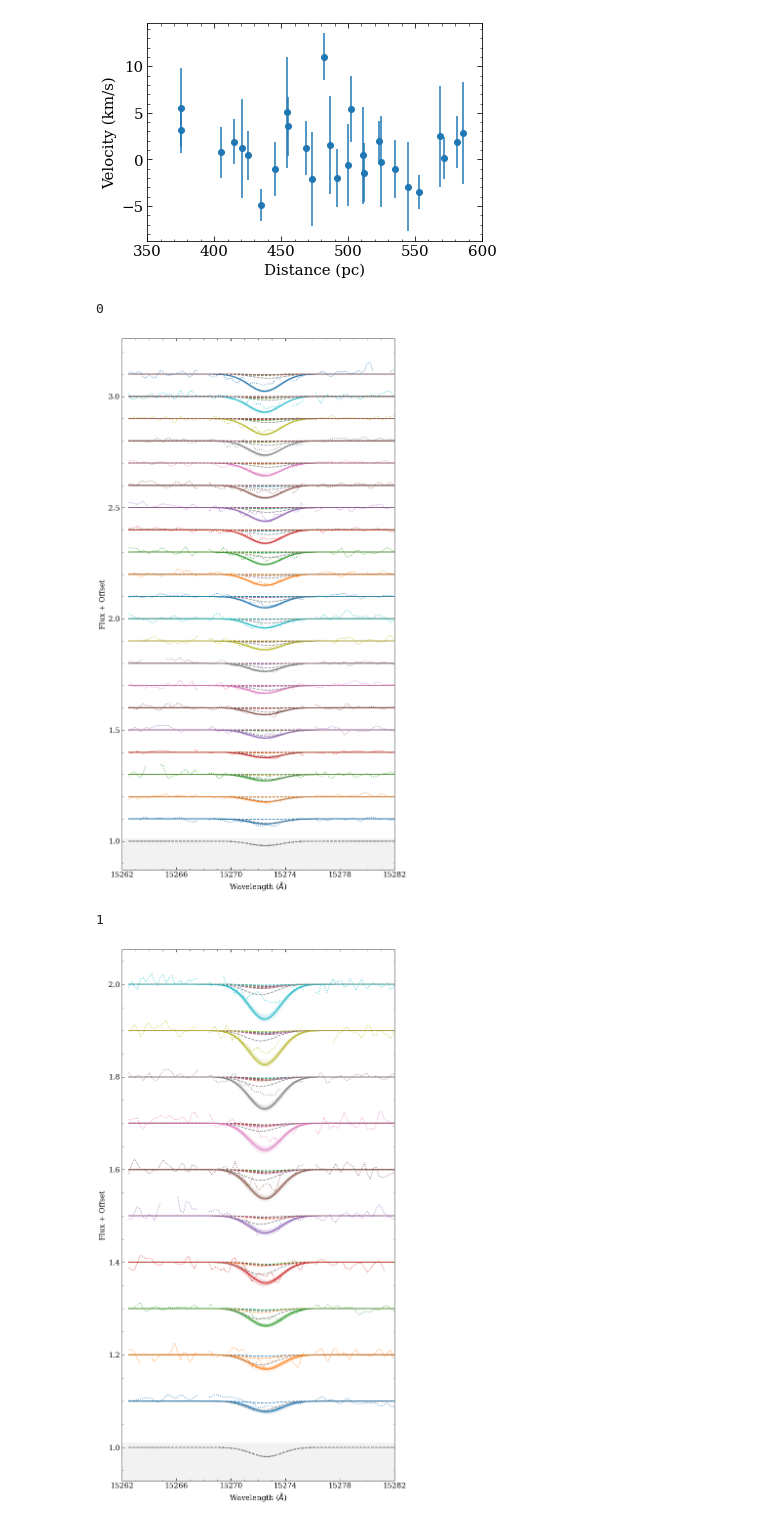
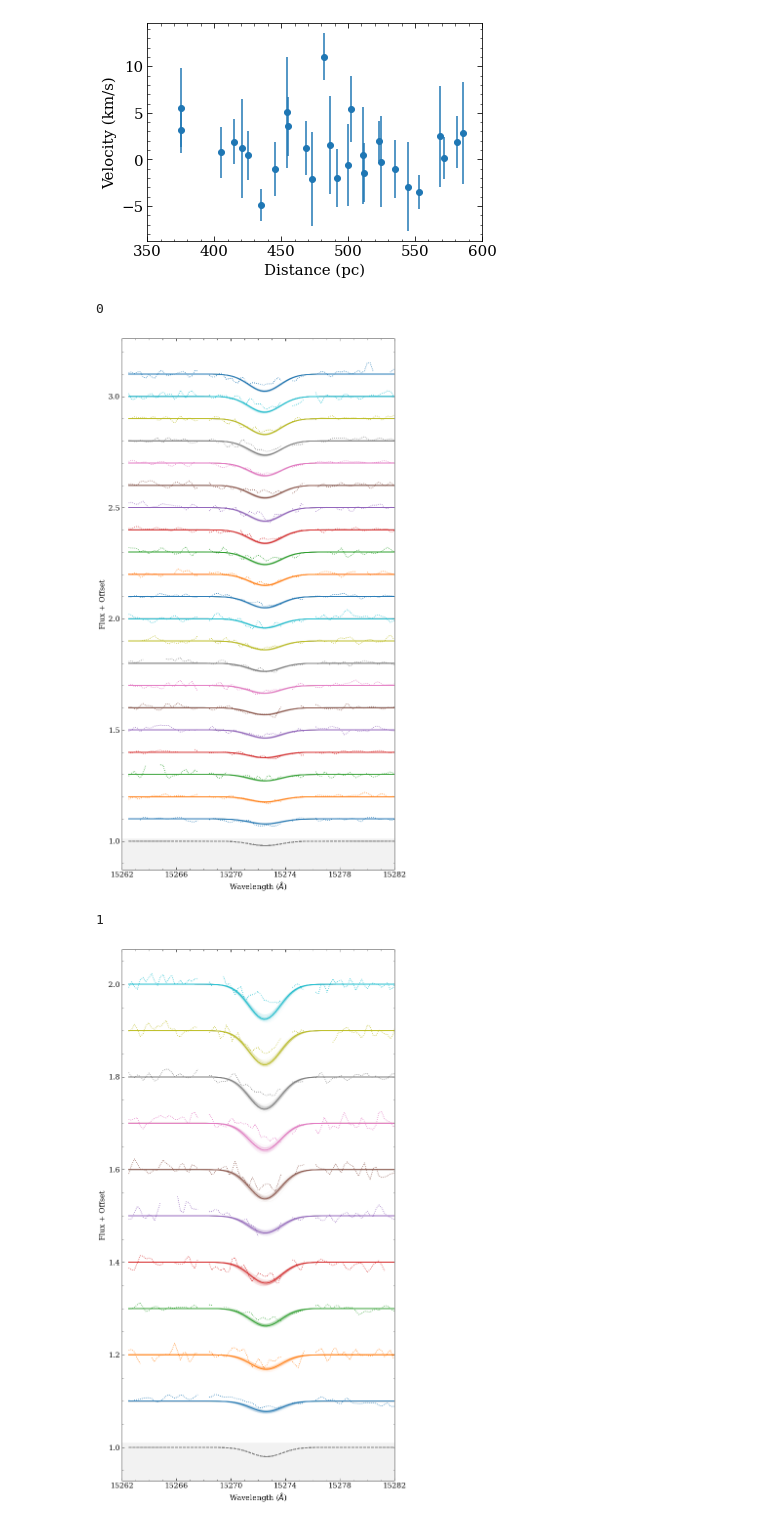
Before and after one commit to aidantmcb/microKT, a Jupyter notebook: 250109_SigClipKT_EmissionThreshold.ipynb, the cells around one changed output. Saved outputs shown, nothing was run; the diff lists cells and outputs as text; code cells hidden in the pictures.

```diff
--- a/250109_SigClipKT_EmissionThreshold.ipynb
+++ b/250109_SigClipKT_EmissionThreshold.ipynb
@@ -602,8 +604,8 @@ class ForegroundModifiedSightline(Sightline):
 sightlines = []
 for i in range(len(selected_inds)):
     stars_in = CA_meta[selected_inds[i]].copy()
-    stars_in['GLON'] = coordinates_save['GLON'][:len(selected_inds[i])]
-    stars_in['GLAT'] = coordinates_save['GLAT'][:len(selected_inds[i])]
+    # stars_in['GLON'] = coordinates_save['GLON'][:len(selected_inds[i])]
+    # stars_in['GLAT'] = coordinates_save['GLAT'][:len(selected_inds[i])]
     sightlines.append(ForegroundModifiedSightline(stars_in, dustdata = dust_data, alternative_data_processing = generateClippedResidual))
 # %%
 sl0 = sightlines[0]
@@ -1986,41 +1981,41 @@ def make_plots_sample(samples, sl, logprob = None, chain = None):
         ax.plot(wavs[window], sl.signals[ii, :]+ sep * i + offset, linestyle = 'dotted', color = 'C{}'.format(i))
         for k in range(50):
             # samp, _, _ = sample_signal()
             ax.plot(wavs[window], samp_signal[k, ii, :] + sep * i + offset, alpha = 0.05, color ='C{}'.format(i))
-        for j in range(len(sl.bins)-1):
-            if j==0:
-                col = 'grey'
-            else:
-                col = 'C{}'.format(j-1)
-            if j > i+1:
-                continue
-            ax.plot(wavs_window, unsummed_signals[ii, j, : ] + 1  + sep * i + offset, color=col, linestyle = 'dashed', alpha = 1)
+        # for j in range(len(sl.bins)-1):
+        #     if j==0:
+        #         col = 'grey'
+        #     else:
+        #         col = 'C{}'.format(j-1)
+        #     if j > i+1:
+        #         continue
+        #     ax.plot(wavs_window, unsummed_signals[ii, j, : ] + 1  + sep * i + offset, color=col, linestyle = 'dashed', alpha = 1)
 
 
 
         ax.set_xlabel('Wavelength ($\AA$)')
         ax.set_ylabel('Flux + Offset')
         ax.plot(wavs[window], fg_unsummed[0, :]  -sep + offset, linestyle = 'dashed', color ='grey',)
     ymin, ymax = ax.get_ylim()
     ax.set_ylim(ymin, ymax)
     ax.set_xlim(15272-10, 15272 + 10)
     ax.fill_between([15272-10, 15272+10], [1 + 0.1 * sep, 1 + 0.1 * sep], [ymin, ymin], color = 'grey', alpha = 0.1)
 
     ax.set_xticks(np.arange(15272-10, 15272+14, 4))
     return fig, ax
 
 
 
 for i in range(len(sightlines)):
     print(i)
     samples = chains[i].swapaxes(0,1)[-100:, :, :].reshape(-1, chains[i].shape[-1])
 
     fig, ax = make_plots_sample(samples, sightlines[i])
 #     fig.savefig('RUNS_H5/figures_0602a/0602a_DIBmodels/model_realizations_sl{}.png'.format(name_i))
 
     plt.show()
 # %% [output]
 0
-[figure, old version]
+[figure, new version]
 1
-[figure, old version]
+[figure, new version]
```
Also changed, not shown: parts of 11 cells of this notebook.
